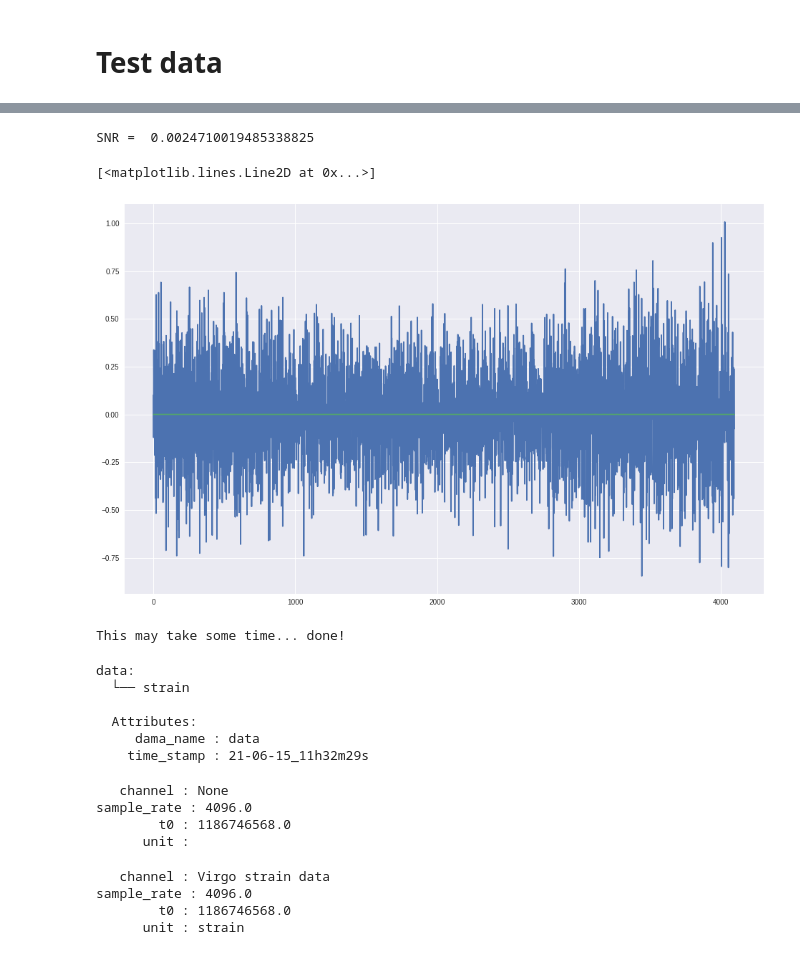
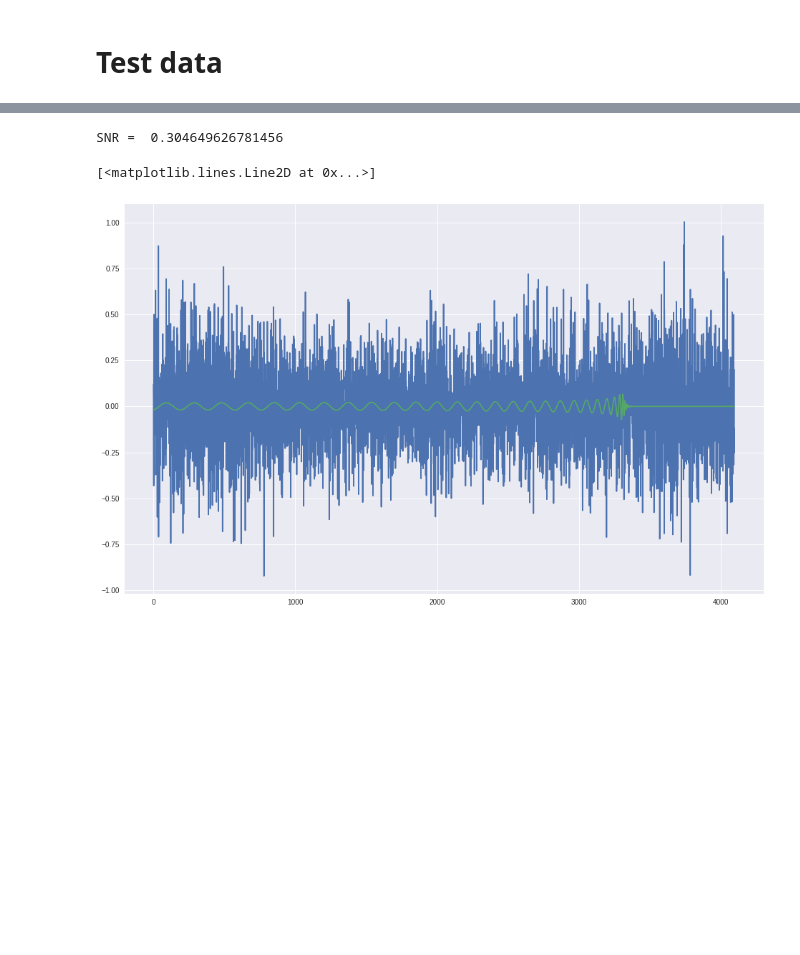
Before and after one commit to Soldaman93/GWCNN, a Jupyter notebook: data_generator.ipynb, the cells around one changed output, grey strips where cells are left out. Cells and saved outputs as stored; diff of their text form; code cells hidden in the pictures; blank space fills up the shorter version.

```diff
--- a/data_generator.ipynb
+++ b/data_generator.ipynb
@@ -381,12 +421,12 @@ n_noise = n_bbh
 
 n_timesteps = 4096 # number of time points
 
-d0 = 1000 # minimum distance (in Mpc)
+d0 = 10000 # minimum distance (in Mpc)
 
 parallel = True
 
 # Folder where training and validation data is saved
-fold = '/mnt/c/Users/solda/Documents/code/ML/mycnn_gw/trvaldata/'
+fold = '/mnt/c/Users/solda/Documents/code/ML/mycnn_gw/new/trvaldata/'
 
 train=True
 
@@ -498,12 +517,12 @@ n_noise = n_bbh
 
 n_timesteps = 4096 # number of time points
 
-d0 = 1000000 # minimum distance (in Mpc)
+d0 = 10000 # minimum distance (in Mpc)
 
 parallel = True
 
 # Folder where test data is saved
-fold = '/mnt/c/Users/solda/Documents/code/ML/mycnn_gw/testdata/'
+fold = '/mnt/c/Users/solda/Documents/code/ML/mycnn_gw/new/testdata/'
 
 train=False
 
@@ -544,72 +563,29 @@ fig.savefig(fold+'snr_distribution.png', bbox_inches='tight', pad_inches=0.5, fo
 # %%
 # Plot a specific signal
 # Events are stored inside clean_strain and are
 # ordered by decreasing SNR
 
 #i_chunk = 0 # index of the chunk
 #i_samples = 0
 #i_noisy_strain = 1
 #i_clean_strain = 2
-i_sig = 10 # index of the signal inside the chunk
+i_sig = 0 # index of the signal inside the chunk
 
 event = clean_strain[i_sig][:-2]
 signal = noisy_strain[i_sig][:-3]
 noise = signal-event
 
 sigma = np.std(noise) # std of the noise
 
 # print('SNR = ',np.max(np.abs(event))/np.sqrt(np.mean(noise**2))) # SNR
 # print('SNR = ',np.max(np.abs(event))/sigma)
 print('SNR = ',noisy_strain[i_sig][-1])
 
 fig = plt.figure(figsize=(16,10))
 
 plt.plot(signal)
 plt.plot(event)
 # %% [output]
-SNR =  0.0024710019485338825
+SNR =  0.304649626781456
 [<matplotlib.lines.Line2D at 0x...>]
-[figure, old version]
+[figure, new version]
-# %%
-from gwdama.io import GwDataManager
-dm = GwDataManager("data")
-event_gps = 1186746618
-dm = GwDataManager("data")
-# Data from Virgo interferometer (ifo), labeled "V1". Other options are
-# L1 (LIGO Livingston) and H1 (LIGO Hanford)
-print("This may take some time... ",end='')
-dm.read_gwdata(event_gps - 50, event_gps +10, ifo='V1')
-print("done!")
-# %% [output]
-This may take some time... done!
-# %%
-print(dm)
-# %% [output]
-data:
-  └── strain
-
-  Attributes:
-     dama_name : data
-    time_stamp : 21-06-15_11h32m29s
-# %%
-# Let's associate the dataset to a variable, for convenience
-dts=dm['strain']
-
-# and see its attributes/metadata
-dts.show_attrs
-# %% [output]
-   channel : None
-sample_rate : 4096.0
-        t0 : 1186746568.0
-      unit :
-# %%
-dts.attrs['unit'] = 'strain'
-dts.attrs['channel'] = 'Virgo strain data'
-
-# and check the result
-dts.show_attrs
-# %% [output]
-   channel : Virgo strain data
-sample_rate : 4096.0
-        t0 : 1186746568.0
-      unit : strain
```
Also changed, not shown: parts of 15 cells of this notebook, 35 other files.
